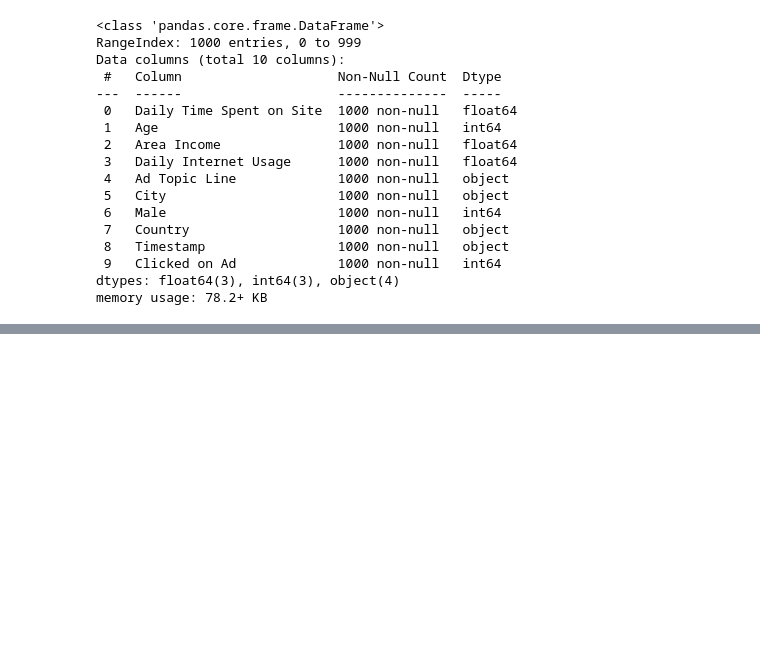
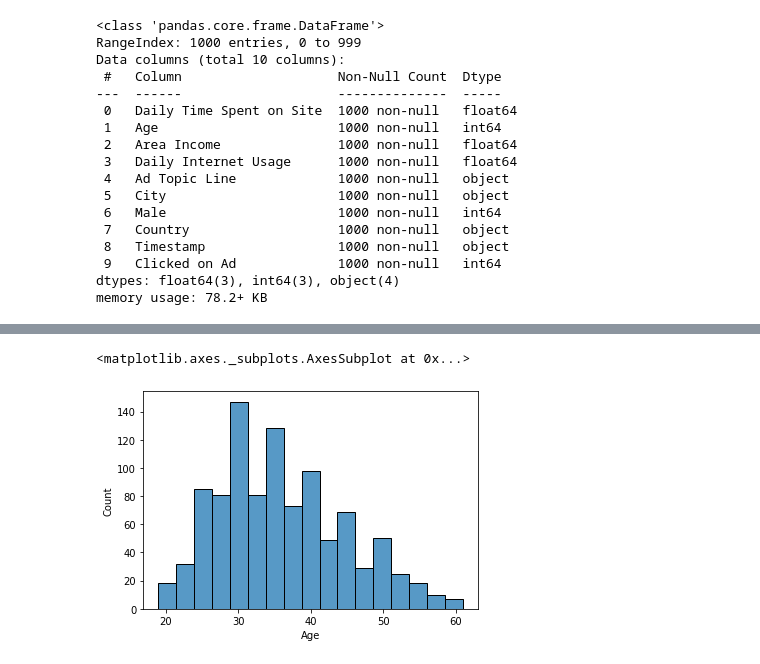
Before and after one commit to KumarGaurav20/ML-HOMEWORK, a Jupyter notebook: Assignment_02_Logistic_Regression_Project.ipynb, the cells around one changed output, grey strips where cells are left out. Cells and saved outputs as stored; diff of their text form; code cells hidden in the pictures; blank space fills up the shorter version.

Commit message:
VERSION 2: VISUALIZATION

```diff
--- a/Assignment_02_Logistic_Regression_Project.ipynb
+++ b/Assignment_02_Logistic_Regression_Project.ipynb
@@ -99,0 +108,5 @@ adv_data.describe()
+# %%
+sns.histplot(adv_data['Age'])
+# %% [output]
+<matplotlib.axes._subplots.AxesSubplot at 0x...>
+[figure, added]
```
Also changed, not shown: parts of 4 cells of this notebook.
